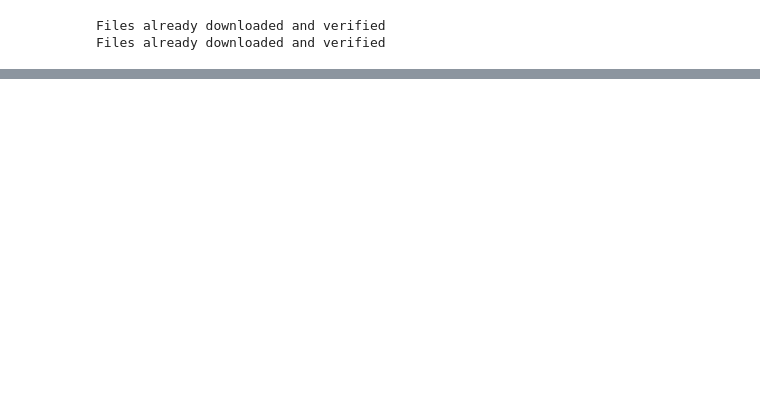
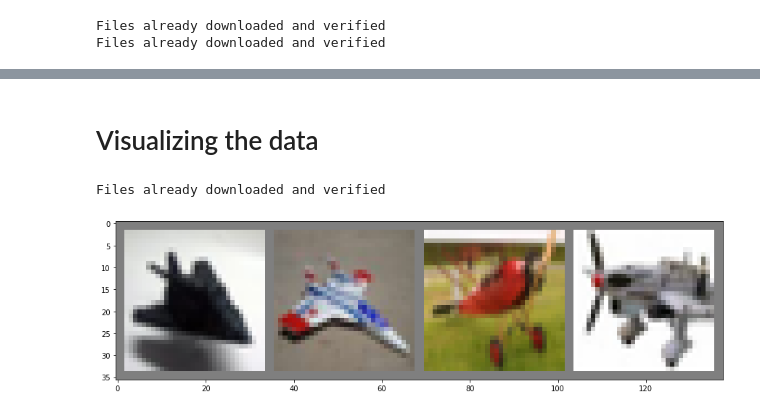
Before and after one commit to Pliploop/ConvNN_From_Scratch, a Jupyter notebook: notebooks/Jnet.ipynb, the cells around one changed output, grey strips where cells are left out. Saved outputs shown, nothing was run; the diff lists cells and outputs as text; code cells hidden in the pictures; blank space fills up the shorter version.

```diff
--- a/notebooks/Jnet.ipynb
+++ b/notebooks/Jnet.ipynb
@@ -47,3 +47,19 @@ plt.show()
+# %%
+train_loss_do = np.load('training models/Dropout/training_loss.npy')
+train_acc_do = np.load('training models/Dropout/training_accuracy.npy')
+val_loss_do = np.load('training models/Dropout/val_loss.npy')
+val_acc_do = np.load('training models/Dropout/val_accuracy.npy')
+
+fig,ax=plt.subplots(2,1)
+ax[0].plot(train_loss_do,color='k')
+ax[0].plot(val_loss_do,color='g')
+
+ax[0].set(title="Loss",xlabel="n_epochs",ylabel="loss")
+
+
+ax[1].plot(train_acc_do,color='b')
+ax[1].plot(val_acc_do,color='r')
+ax[1].set(title="Loss",xlabel="n_epochs",ylabel="accuracy")
 # %%
 # np.save('training models/Nodropout/training_accuracy',Trainer.train_accuracy_list)
 # np.save('training models/Nodropout/val_accuracy',Trainer.val_accuracy_list)
@@ -117,0 +160,29 @@ Trainer.get_feature_reduction()
+# %% [markdown]
+# Visualizing the data
+# %%
+def imshow(img):
+  fig,ax=plt.subplots(figsize=(15,5))
+  img = img / 2 + 0.5   # unnormalize
+  npimg = img.numpy()   # convert from tensor
+  plt.imshow(np.transpose(npimg, (1, 2, 0)))
+# %%
+transform = transforms.Compose( [transforms.ToTensor(),
+    transforms.Normalize((0.5, 0.5, 0.5),
+      (0.5, 0.5, 0.5))])
+
+trainset = dataset.CIFAR10(root='.\\data',
+download=True, transform=transform)
+idx = torch.tensor(trainset.targets)==0
+frogs = torch.utils.data.dataset.Subset(trainset, np.where(idx==1)[0])
+
+
+trainloader = torch.utils.data.DataLoader(frogs,
+    batch_size=4, shuffle=False, num_workers=1)
+
+imgs, lbls = iter(trainloader).next()
+imshow(torchvision.utils.make_grid(imgs))
+
+plt.savefig('Outputs/planes_sample.png')
+# %% [output]
+Files already downloaded and verified
+[figure, added]
```
Also changed, not shown: parts of 23 cells of this notebook, 12 other files.
